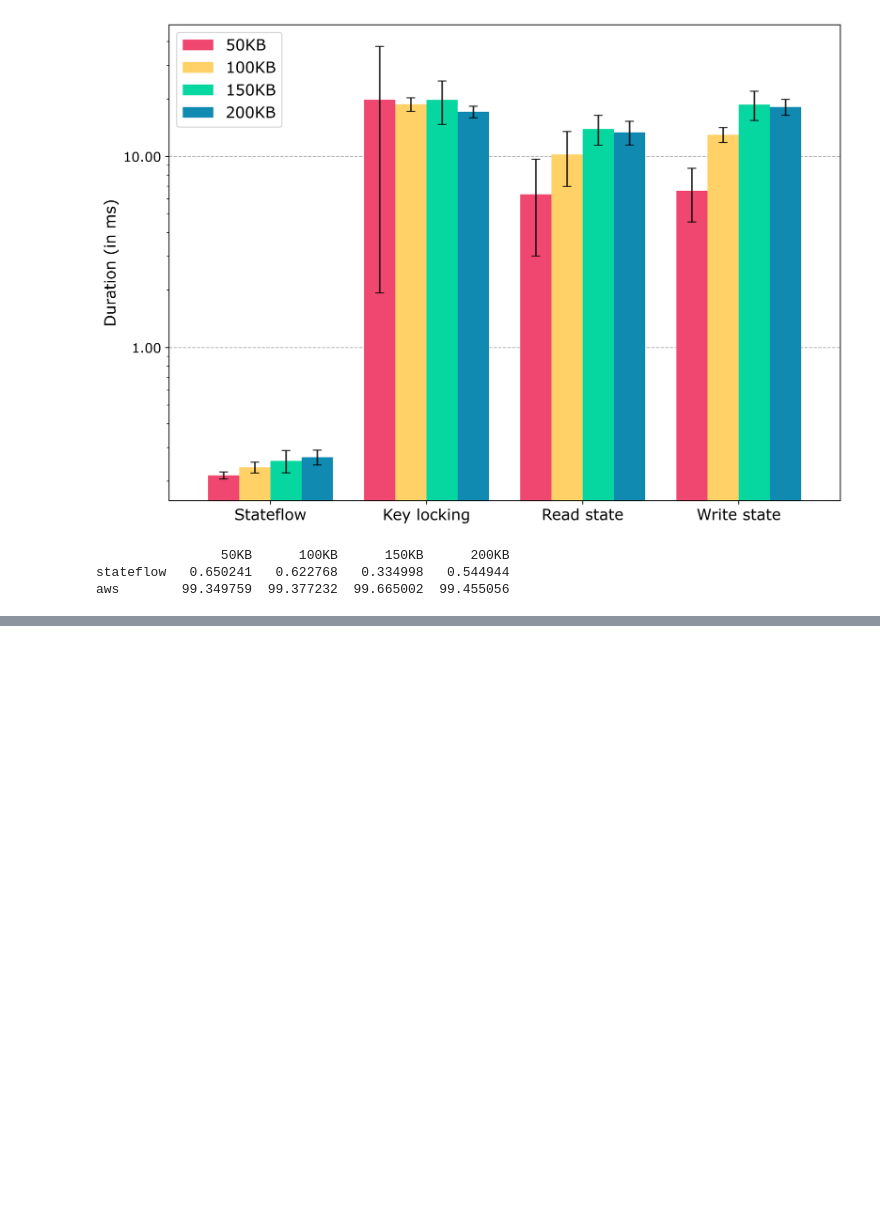
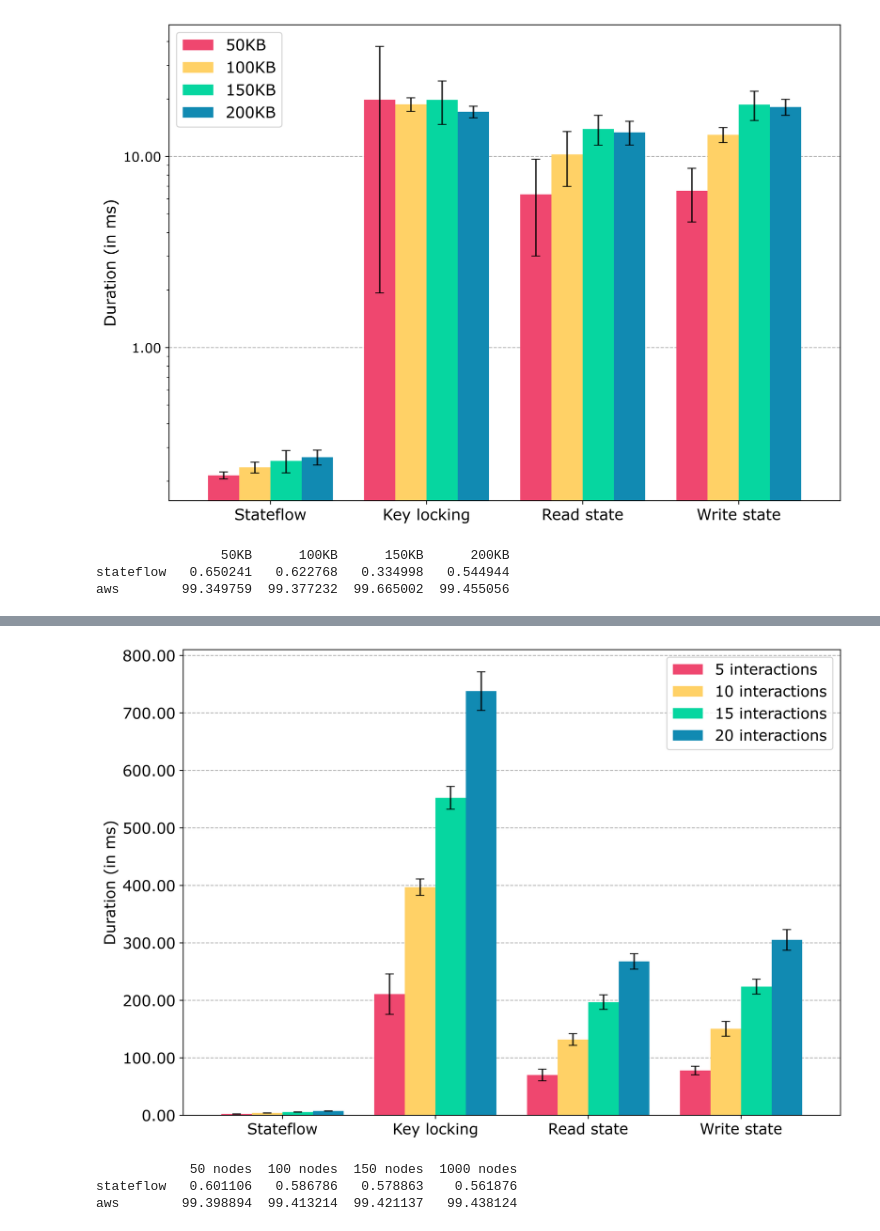
Before and after one commit to delftdata/stateflow-evaluation, a Jupyter notebook: results/overhead/overhead_results_with_runtime.ipynb, the cells around one changed output, grey strips where cells are left out. Saved outputs shown, nothing was run; the diff lists cells and outputs as text; code cells hidden in the pictures; blank space fills up the shorter version.

```diff
--- a/results/overhead/overhead_results_with_runtime.ipynb
+++ b/results/overhead/overhead_results_with_runtime.ipynb
@@ -149,0 +334,8 @@ aws        99.349759  99.377232  99.665002  99.455056
+# %%
+in15_data = pd.read_csv("with_runtime/aws_lambda_inter_15.csv")
+in15_data = in15_data[in15_data["EVENT_SERIALIZATION_DURATION"] < in15_data["EVENT_SERIALIZATION_DURATION"].quantile(0.95)]
+
+in15_data["stateflow"] = in15_data["ACTOR_CONSTRUCTION"] + in15_data["ROUTING_DURATION"] + in15_data["EVENT_SERIALIZATION_DURATION"] + in15_data["STATE_SERIALIZATION_DURATION"] + in15_data["EXECUTION_GRAPH_TRAVERSAL"]
+in15_data["aws"] = in15_data["READ_STATE"] + in15_data["KEY_LOCKING"] + in15_data["WRITE_STATE"]
+
+in15_data.describe()
@@ -149,0 +352,8 @@ aws        99.349759  99.377232  99.665002  99.455056
+# %%
+in20_data = pd.read_csv("with_runtime/aws_lambda_inter_20.csv")
+in20_data = in20_data[in20_data["EVENT_SERIALIZATION_DURATION"] < in20_data["EVENT_SERIALIZATION_DURATION"].quantile(0.95)]
+
+in20_data["stateflow"] = in20_data["ACTOR_CONSTRUCTION"] + in20_data["ROUTING_DURATION"] + in20_data["EVENT_SERIALIZATION_DURATION"] + in20_data["STATE_SERIALIZATION_DURATION"] + in20_data["EXECUTION_GRAPH_TRAVERSAL"]
+in20_data["aws"] = in20_data["READ_STATE"] + in20_data["KEY_LOCKING"] + in20_data["WRITE_STATE"]
+
+in20_data.describe()
@@ -149,0 +370,16 @@ aws        99.349759  99.377232  99.665002  99.455056
+# %%
+in5_mean = in5_data[["stateflow", "KEY_LOCKING", "READ_STATE", "WRITE_STATE"]].mean().to_frame(name="5 interactions")
+in10_mean = in10_data[["stateflow", "KEY_LOCKING", "READ_STATE", "WRITE_STATE"]].mean().to_frame(name="10 interactions")
+in15_mean = in15_data[["stateflow", "KEY_LOCKING", "READ_STATE", "WRITE_STATE"]].mean().to_frame(name="15 interactions")
+in20_mean = in20_data[["stateflow", "KEY_LOCKING", "READ_STATE", "WRITE_STATE"]].mean().to_frame(name="20 interactions")
+
+in5_std = in5_data[["stateflow", "KEY_LOCKING", "READ_STATE", "WRITE_STATE"]].std().to_frame(name="5 interactions")
+in10_std = in10_data[["stateflow", "KEY_LOCKING", "READ_STATE", "WRITE_STATE"]].std().to_frame(name="10 interactions")
+in15_std = in15_data[["stateflow", "KEY_LOCKING", "READ_STATE", "WRITE_STATE"]].std().to_frame(name="15 interactions")
+in20_std = in20_data[["stateflow", "KEY_LOCKING", "READ_STATE", "WRITE_STATE"]].std().to_frame(name="20 interactions")
+
+
+in_mean = pd.concat([in5_mean, in10_mean, in15_mean, in20_mean], axis=1)
+in_std = pd.concat([in5_std, in10_std, in15_std, in20_std], axis=1)
+print(in_mean)
+print(in_std)
@@ -149,0 +397,39 @@ aws        99.349759  99.377232  99.665002  99.455056
+# %%
+ax = in_mean.plot(kind="bar", color=["#ef476f", "#ffd166", "#06d6a0", "#118ab2", "#073b4c"], yerr=in_std, rot=0, fontsize=12, capsize=4, width=0.8, ecolor='black', error_kw={"alpha": 0.80})
+ax.set_axisbelow(True)
+plt.grid(axis="y", linestyle="--")
+plt.legend(loc=0, prop={"size": 14})
+#ax.set_yscale('log')
+ax.set_ylabel("Duration (in ms)", fontsize=14)
+#ax.set_xlabel(r"$Stateflow$ " + "component", fontsize=14)
+plt.yticks(fontsize=14)
+ax.set_xticklabels(["Stateflow", "Key locking", "Read state", "Write state"], fontsize=14)
+#ax.set_title(r"Duration of components in $Stateflow$ with varying state size. ")
+ax.yaxis.set_major_formatter(matplotlib.ticker.FormatStrFormatter('%.2f'))
+plt.savefig("aws_in_overhead.pdf.pdf", bbox_inches = 'tight', pad_inches = 0)
+# %% [output]
+[figure, added]
+# %%
+rel_in5_mean = in5_data[["stateflow", "aws"]].mean()
+total_in5 = rel_in5_mean.sum()
+rel_in5 = ((rel_in5_mean / total_in5) * 100).to_frame("50 nodes")
+
+rel_in10_mean = in10_data[["stateflow", "aws"]].mean()
+total_in10 = rel_in10_mean.sum()
+rel_in10 = ((rel_in10_mean / total_in10) * 100).to_frame("100 nodes")
+
+rel_in15_mean = in15_data[["stateflow", "aws"]].mean()
+total_in15 = rel_in15_mean.sum()
+rel_in15 = ((rel_in15_mean / total_in15) * 100).to_frame("150 nodes")
+
+rel_in20_mean = in20_data[["stateflow", "aws"]].mean()
+total_in20 = rel_in20_mean.sum()
+rel_in20 = ((rel_in20_mean / total_in20) * 100).to_frame("1000 nodes")
+
+rel_in = pd.concat([rel_in5, rel_in10, rel_in15, rel_in20], axis=1)
+#ax = rel_overhead.transpose().plot(kind="bar", color=["#ef476f", "#ffd166", "#06d6a0", "#118ab2", "#073b4c"], rot=0, stacked=True, fontsize=12, capsize=4, width=0.8, ecolor='black', error_kw={"alpha": 0.80})
+print(rel_in)
+# %% [output]
+            50 nodes  100 nodes  150 nodes  1000 nodes
+stateflow   0.601106   0.586786   0.578863    0.561876
+aws        99.398894  99.413214  99.421137   99.438124
```
Also changed, not shown: parts of 15 cells of this notebook, 5 other files.
